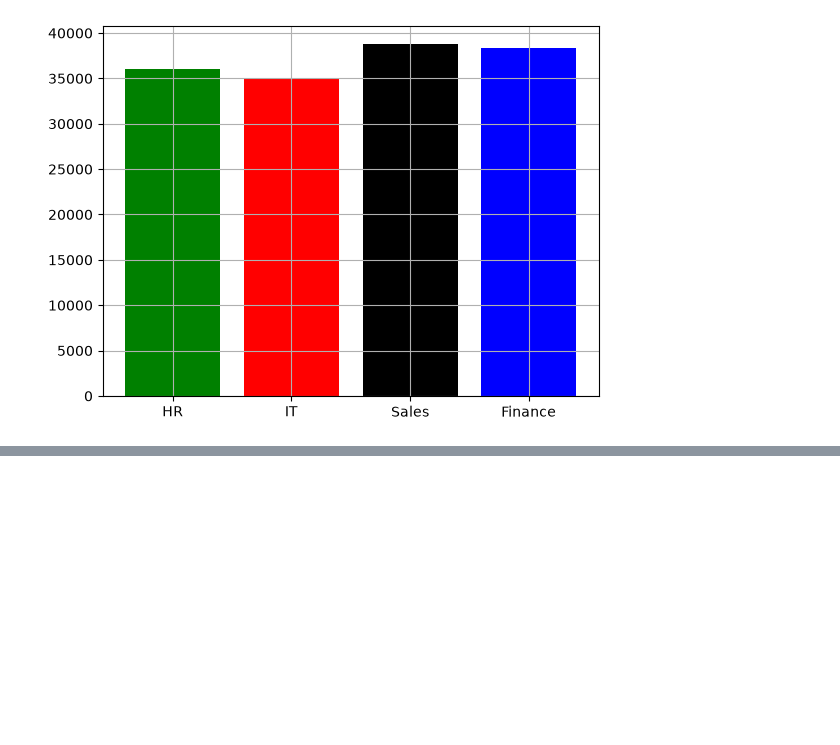
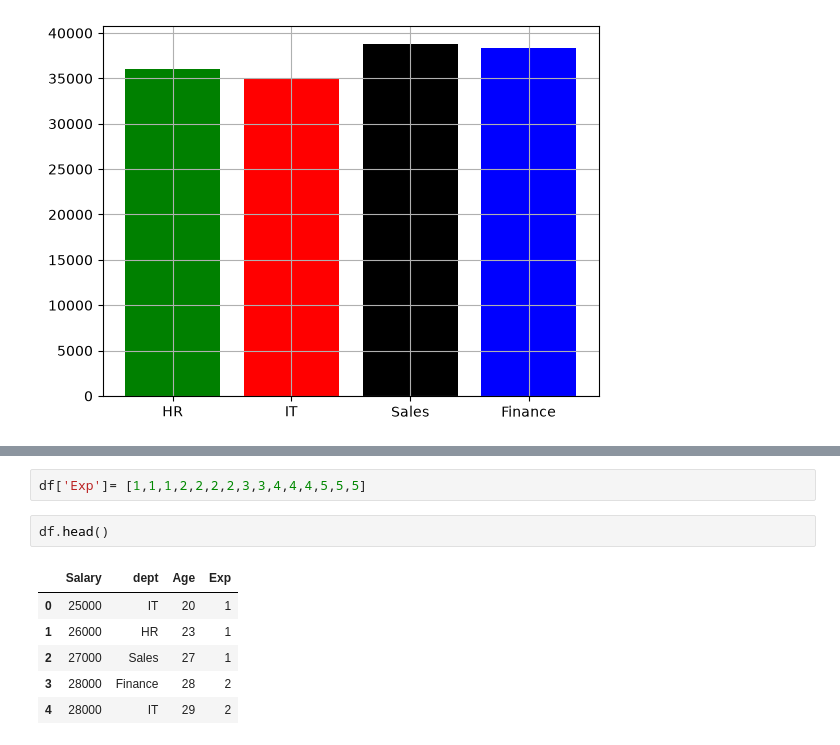
Before and after one commit to anojpradhan/learningDS, a Jupyter notebook: matplotlib.ipynb, the cells around one changed output, grey strips where cells are left out. Cells and saved outputs as stored; diff of their text form; blank space fills up the shorter version.

```diff
--- a/matplotlib.ipynb
+++ b/matplotlib.ipynb
@@ -180,0 +192,11 @@ plt.show()
+# %%
+df['Exp']= [1,1,1,2,2,2,2,3,3,4,4,4,5,5,5]
+# %%
+df.head()
+# %% [output]
+|  | Salary | dept | Age | Exp |
+| 0 | 25000 | IT | 20 | 1 |
+| 1 | 26000 | HR | 23 | 1 |
+| 2 | 27000 | Sales | 27 | 1 |
+| 3 | 28000 | Finance | 28 | 2 |
+| 4 | 28000 | IT | 29 | 2 |
```
Also changed, not shown: parts of 5 cells of this notebook.
